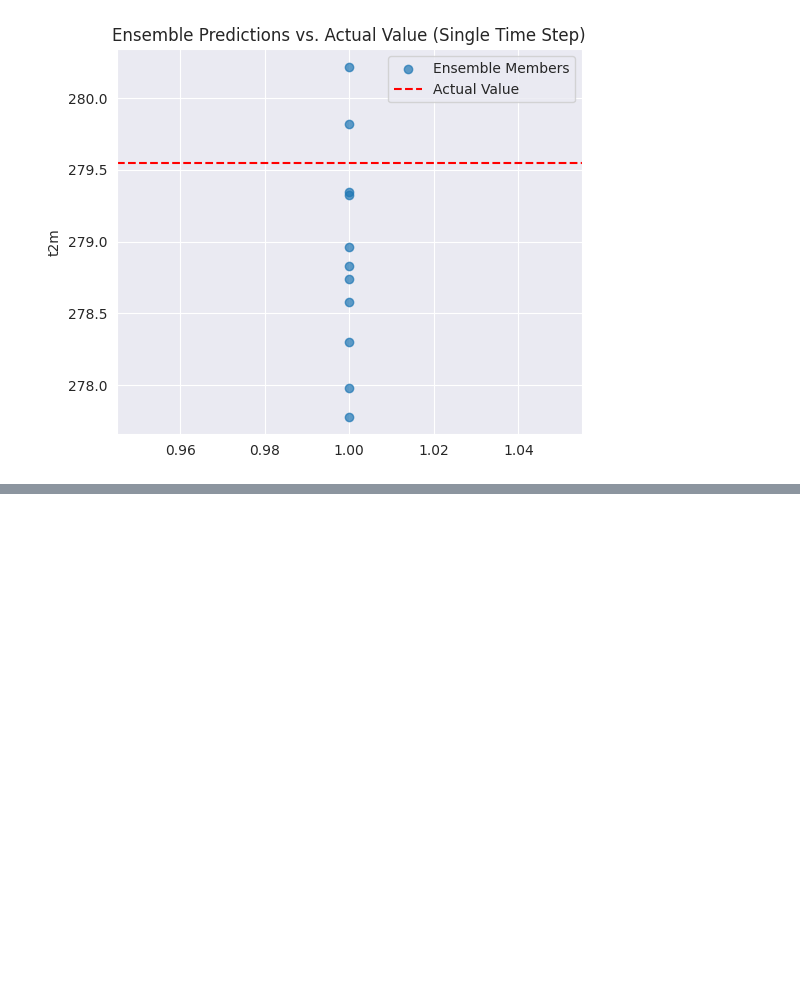
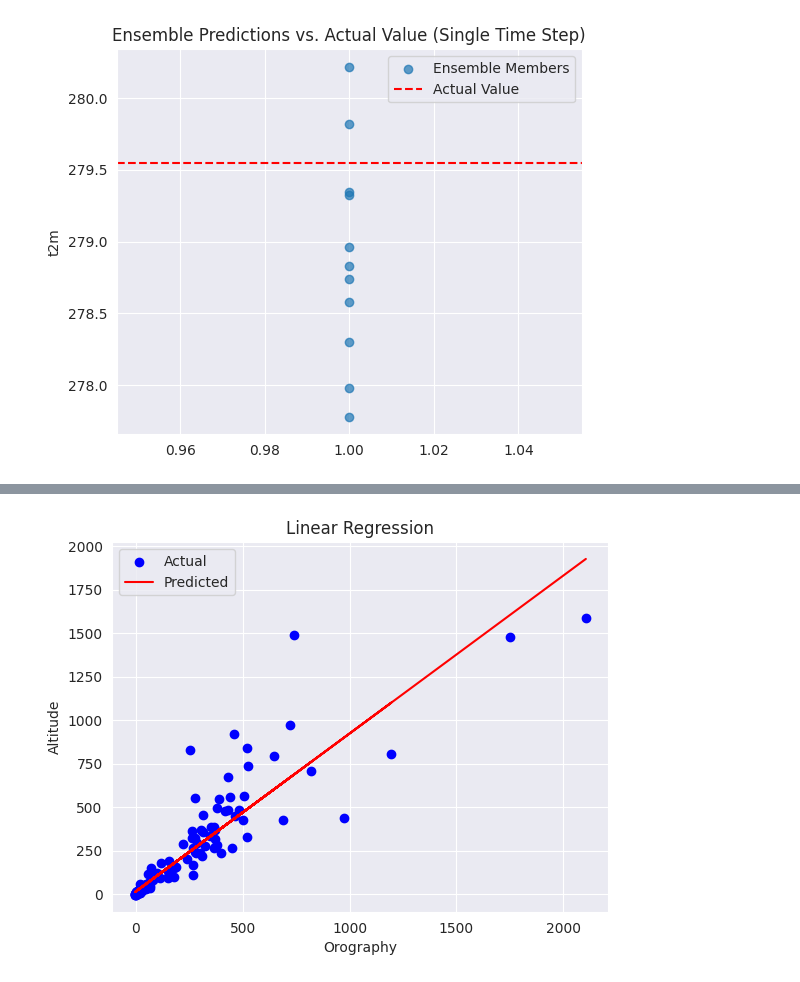
Before and after one commit to leachen01/gnnpp, a Jupyter notebook: exploration/eda.ipynb, the cells around one changed output, grey strips where cells are left out. Saved outputs shown, nothing was run; the diff lists cells and outputs as text; code cells hidden in the pictures; blank space fills up the shorter version.

```diff
--- a/exploration/eda.ipynb
+++ b/exploration/eda.ipynb
@@ -300,0 +348,15 @@ Name: t2m, dtype: float32
+# %%
+from sklearn.linear_model import LinearRegression
+model = LinearRegression()
+model.fit(t_stations_f['altitude'].to_numpy().reshape(-1, 1), t_stations_f['orog'].to_numpy().reshape(-1, 1))
+y_pred = model.predict(t_stations_f['orog'].to_numpy().reshape(-1, 1))
+
+plt.scatter(t_stations_f['orog'], t_stations_f['altitude'], color='blue', label='Actual')
+plt.plot(t_stations_f['orog'], y_pred, color='red', label='Predicted')
+plt.title('Linear Regression')
+plt.xlabel('Orography')
+plt.ylabel('Altitude')
+plt.legend()
+plt.show()
+# %% [output]
+[figure, added]
```
Also changed, not shown: parts of 6 cells of this notebook, 3 other files.
